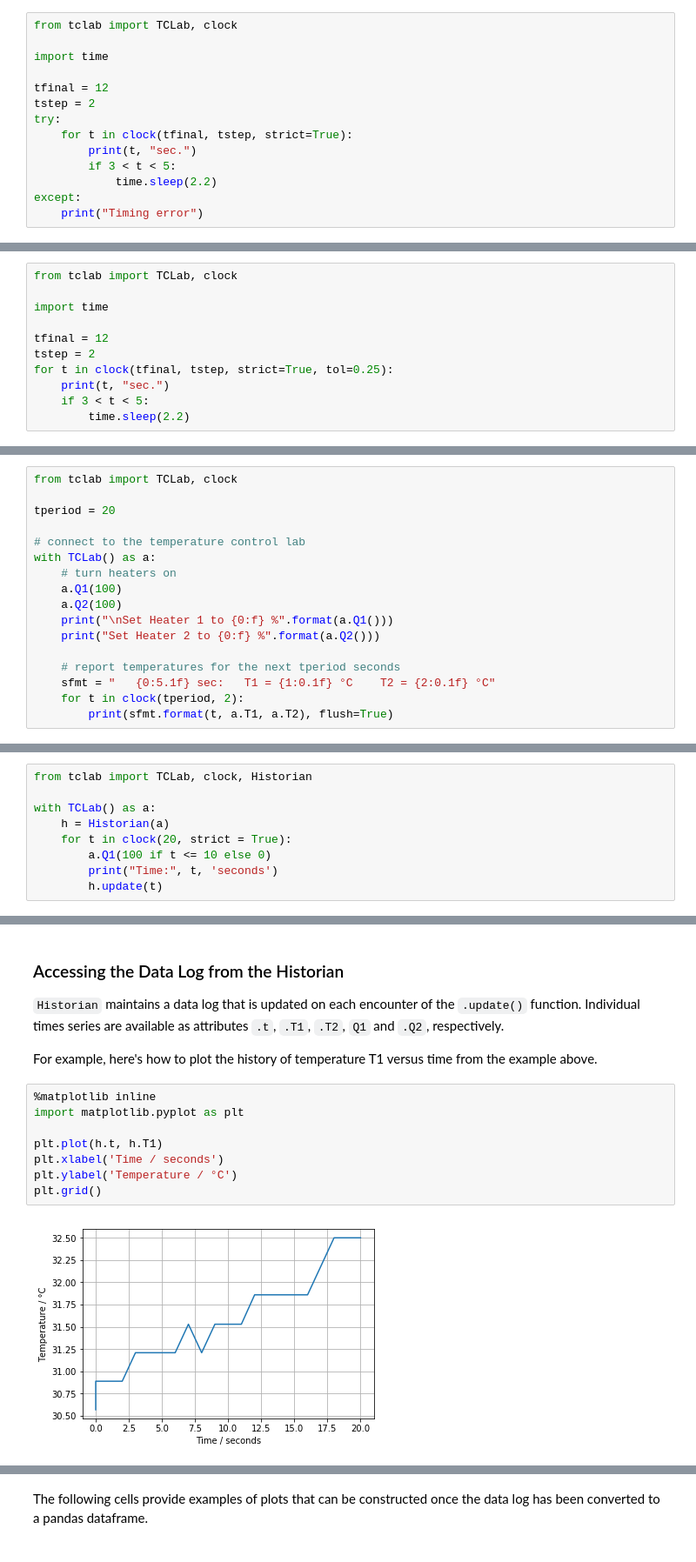
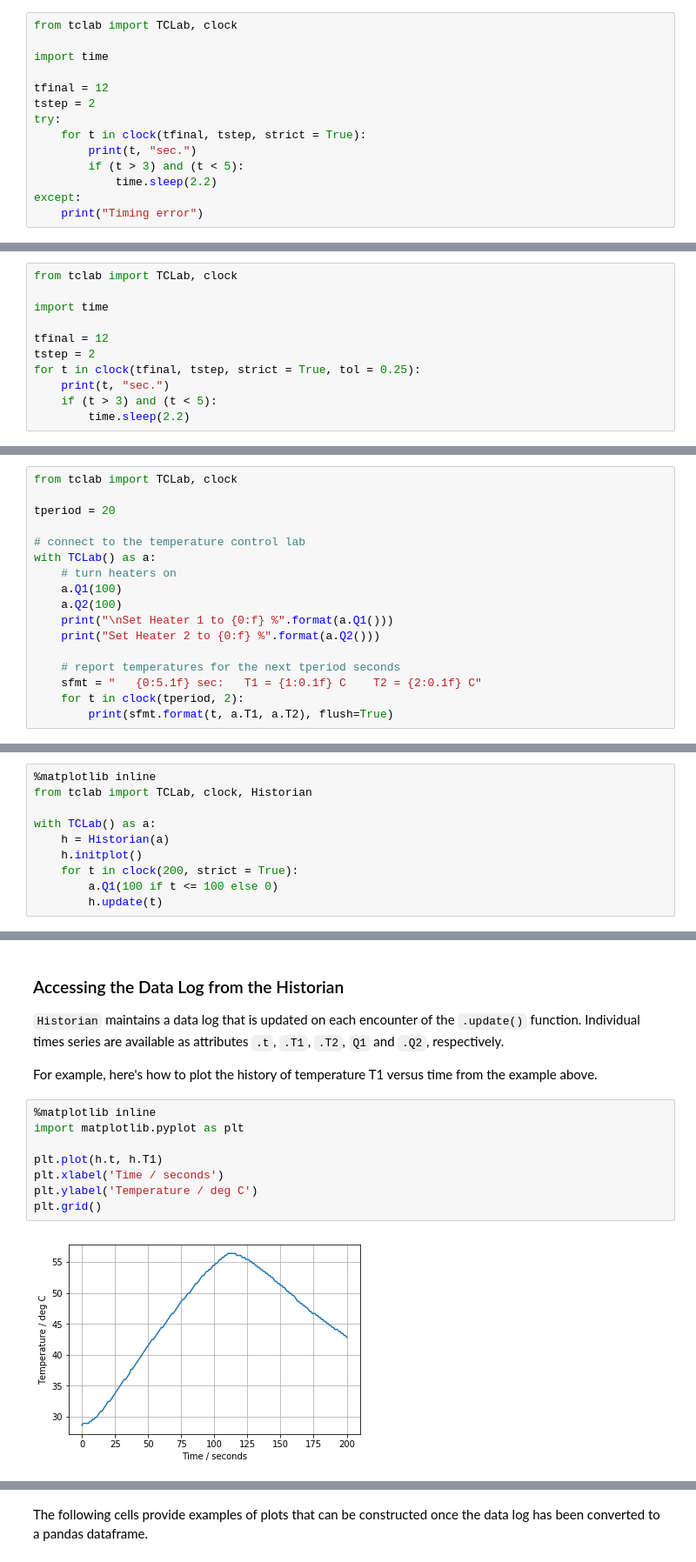
Before and after one commit to jckantor/TCLab, a Jupyter notebook: notebooks/0_TCLab_Overview.ipynb, the cells around one changed output, grey strips where cells are left out. Shown: that part at 87% size. Cells and saved outputs as stored; diff of their text form.

```diff
--- a/notebooks/0_TCLab_Overview.ipynb
+++ b/notebooks/0_TCLab_Overview.ipynb
@@ -188,9 +187,9 @@ import time
 tfinal = 12
 tstep = 2
 try:
-    for t in clock(tfinal, tstep, strict=True):
+    for t in clock(tfinal, tstep, strict = True):
         print(t, "sec.")
-        if 3 < t < 5:
+        if (t > 3) and (t < 5):
             time.sleep(2.2)
 except:
     print("Timing error")
@@ -208,9 +207,9 @@ import time
 
 tfinal = 12
 tstep = 2
-for t in clock(tfinal, tstep, strict=True, tol=0.25):
+for t in clock(tfinal, tstep, strict = True, tol = 0.25):
     print(t, "sec.")
-    if 3 < t < 5:
+    if (t > 3) and (t < 5):
         time.sleep(2.2)
 # %% [output]
 0.0 sec.
@@ -236,7 +235,7 @@ with TCLab() as a:
     print("Set Heater 2 to {0:f} %".format(a.Q2()))
 
     # report temperatures for the next tperiod seconds
-    sfmt = "   {0:5.1f} sec:   T1 = {1:0.1f} °C    T2 = {2:0.1f} °C"
+    sfmt = "   {0:5.1f} sec:   T1 = {1:0.1f} C    T2 = {2:0.1f} C"
     for t in clock(tperiod, 2):
         print(sfmt.format(t, a.T1, a.T2), flush=True)
 # %% [output]
@@ -274,10 +277,11 @@ Where `t` is the current clock time. If `t` is omitted, the historian will calcu
 # %%
+%matplotlib inline
 from tclab import TCLab, clock, Historian
 
 with TCLab() as a:
     h = Historian(a)
-    for t in clock(20, strict = True):
-        a.Q1(100 if t <= 10 else 0)
-        print("Time:", t, 'seconds')
+    h.initplot()
+    for t in clock(200, strict = True):
+        a.Q1(100 if t <= 100 else 0)
         h.update(t)
 # %% [output]
@@ -307,11 +297,11 @@ For example, here's how to plot the history of temperature T1 versus time from t
 # %%
 %matplotlib inline
 import matplotlib.pyplot as plt
 
 plt.plot(h.t, h.T1)
 plt.xlabel('Time / seconds')
-plt.ylabel('Temperature / °C')
+plt.ylabel('Temperature / deg C')
 plt.grid()
 # %% [output]
-[figure, old version]
+[figure, new version]
 # %% [markdown]
```
Also changed, not shown: parts of 19 cells of this notebook, 1 other file.
